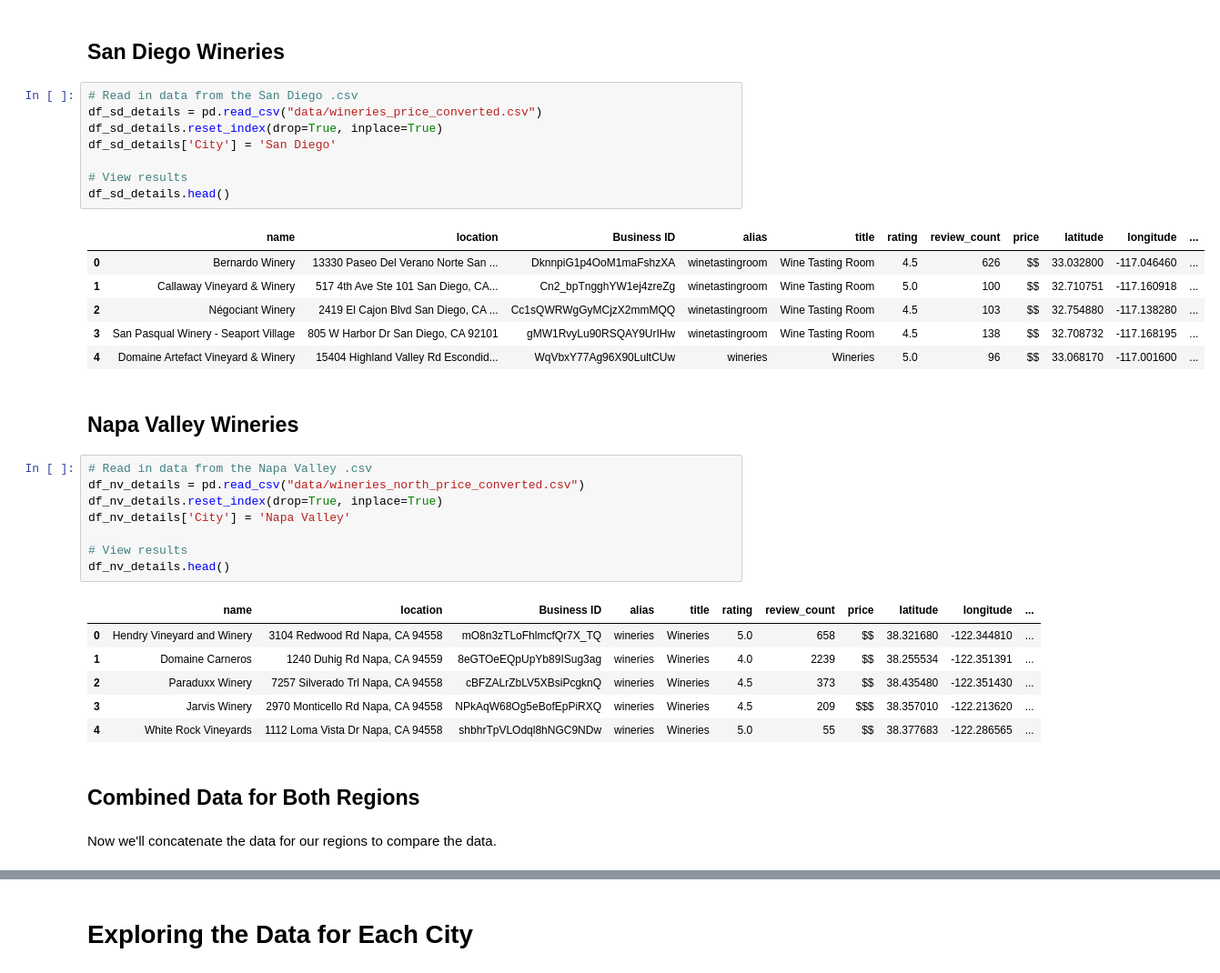
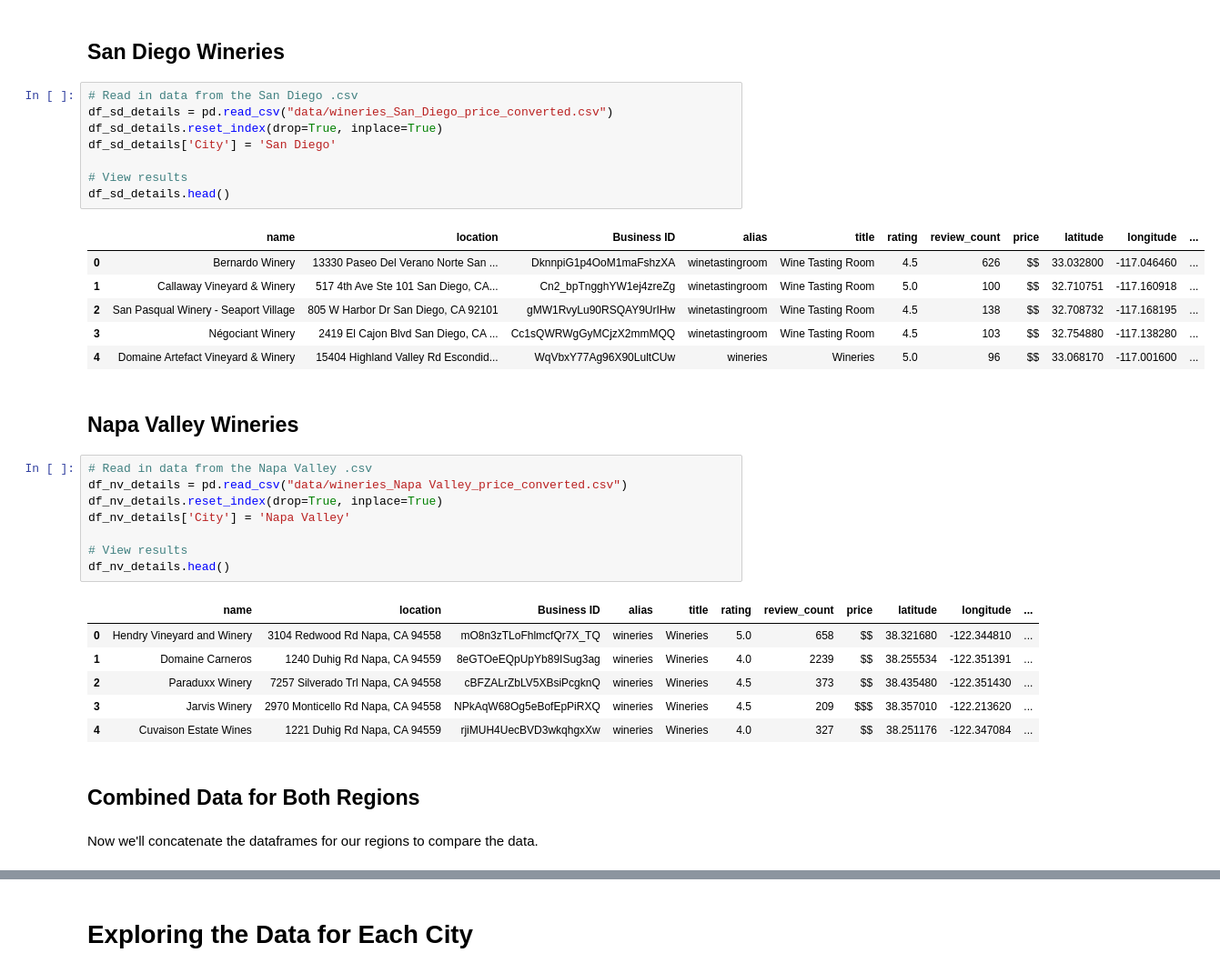
Before and after one commit to pleasecallmejax/Phase-1-Project, a Jupyter notebook: 1 EDA - Condensed and Annotated.ipynb, the cells around one changed output, grey strips where cells are left out. Shown at 91% size. Cells and saved outputs as stored; diff of their text form.

Commit message:
Fixed NV ETL @ end; concat files in EDA

```diff
--- a/1 EDA - Condensed and Annotated.ipynb
+++ b/1 EDA - Condensed and Annotated.ipynb
@@ -62,24 +67,24 @@ import matplotlib.pyplot as plt
 ## San Diego Wineries
 # %%
 # Read in data from the San Diego .csv
-df_sd_details = pd.read_csv("data/wineries_price_converted.csv")
+df_sd_details = pd.read_csv("data/wineries_San_Diego_price_converted.csv")
 df_sd_details.reset_index(drop=True, inplace=True)
 df_sd_details['City'] = 'San Diego'
 
 # View results
 df_sd_details.head()
 # %% [output]
 |  | name | location | Business ID | alias | title | rating | review_count | price | latitude | longitude | ... |
 | 0 | Bernardo Winery | 13330 Paseo Del Verano Norte San ... | DknnpiG1p4OoM1maFshzXA | winetastingroom | Wine Tasting Room | 4.5 | 626 | $$ | 33.032800 | -117.046460 | ... |
 | 1 | Callaway Vineyard & Winery | 517 4th Ave Ste 101 San Diego, CA... | Cn2_bpTngghYW1ej4zreZg | winetastingroom | Wine Tasting Room | 5.0 | 100 | $$ | 32.710751 | -117.160918 | ... |
-| 2 | Négociant Winery | 2419 El Cajon Blvd San Diego, CA ... | Cc1sQWRWgGyMCjzX2mmMQQ | winetastingroom | Wine Tasting Room | 4.5 | 103 | $$ | 32.754880 | -117.138280 | ... |
-| 3 | San Pasqual Winery - Seaport Village | 805 W Harbor Dr San Diego, CA 92101 | gMW1RvyLu90RSQAY9UrIHw | winetastingroom | Wine Tasting Room | 4.5 | 138 | $$ | 32.708732 | -117.168195 | ... |
+| 2 | San Pasqual Winery - Seaport Village | 805 W Harbor Dr San Diego, CA 92101 | gMW1RvyLu90RSQAY9UrIHw | winetastingroom | Wine Tasting Room | 4.5 | 138 | $$ | 32.708732 | -117.168195 | ... |
+| 3 | Négociant Winery | 2419 El Cajon Blvd San Diego, CA ... | Cc1sQWRWgGyMCjzX2mmMQQ | winetastingroom | Wine Tasting Room | 4.5 | 103 | $$ | 32.754880 | -117.138280 | ... |
 | 4 | Domaine Artefact Vineyard & Winery | 15404 Highland Valley Rd Escondid... | WqVbxY77Ag96X90LultCUw | wineries | Wineries | 5.0 | 96 | $$ | 33.068170 | -117.001600 | ... |
 # %% [markdown]
 ## Napa Valley Wineries
 # %%
 # Read in data from the Napa Valley .csv
-df_nv_details = pd.read_csv("data/wineries_north_price_converted.csv")
+df_nv_details = pd.read_csv("data/wineries_Napa Valley_price_converted.csv")
 df_nv_details.reset_index(drop=True, inplace=True)
 df_nv_details['City'] = 'Napa Valley'
 
@@ -91,11 +96,11 @@ df_nv_details.head()
 | 1 | Domaine Carneros | 1240 Duhig Rd Napa, CA 94559 | 8eGTOeEQpUpYb89ISug3ag | wineries | Wineries | 4.0 | 2239 | $$ | 38.255534 | -122.351391 | ... |
 | 2 | Paraduxx Winery | 7257 Silverado Trl Napa, CA 94558 | cBFZALrZbLV5XBsiPcgknQ | wineries | Wineries | 4.5 | 373 | $$ | 38.435480 | -122.351430 | ... |
 | 3 | Jarvis Winery | 2970 Monticello Rd Napa, CA 94558 | NPkAqW68Og5eBofEpPiRXQ | wineries | Wineries | 4.5 | 209 | $$$ | 38.357010 | -122.213620 | ... |
-| 4 | White Rock Vineyards | 1112 Loma Vista Dr Napa, CA 94558 | shbhrTpVLOdql8hNGC9NDw | wineries | Wineries | 5.0 | 55 | $$ | 38.377683 | -122.286565 | ... |
+| 4 | Cuvaison Estate Wines | 1221 Duhig Rd Napa, CA 94559 | rjiMUH4UecBVD3wkqhgxXw | wineries | Wineries | 4.0 | 327 | $$ | 38.251176 | -122.347084 | ... |
 # %% [markdown]
 ## Combined Data for Both Regions
 # %% [markdown]
-Now we'll concatenate the data for our regions to compare the data.
+Now we'll concatenate the dataframes for our regions to compare the data.
 # %%
 combined = pd.concat([df_sd_details, df_nv_details], ignore_index = 0)
 combined
```
Also changed, not shown: parts of 39 cells of this notebook, 26 other files.
